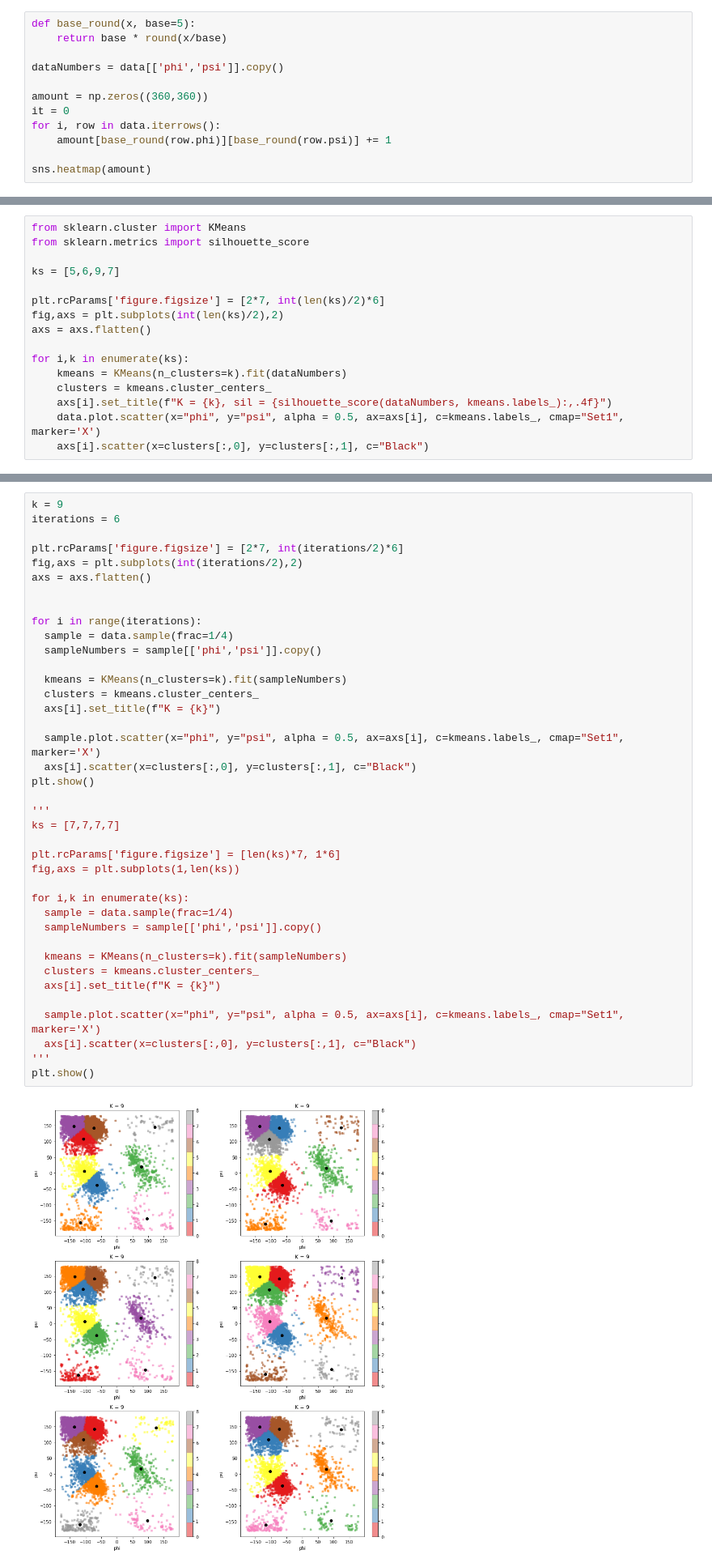
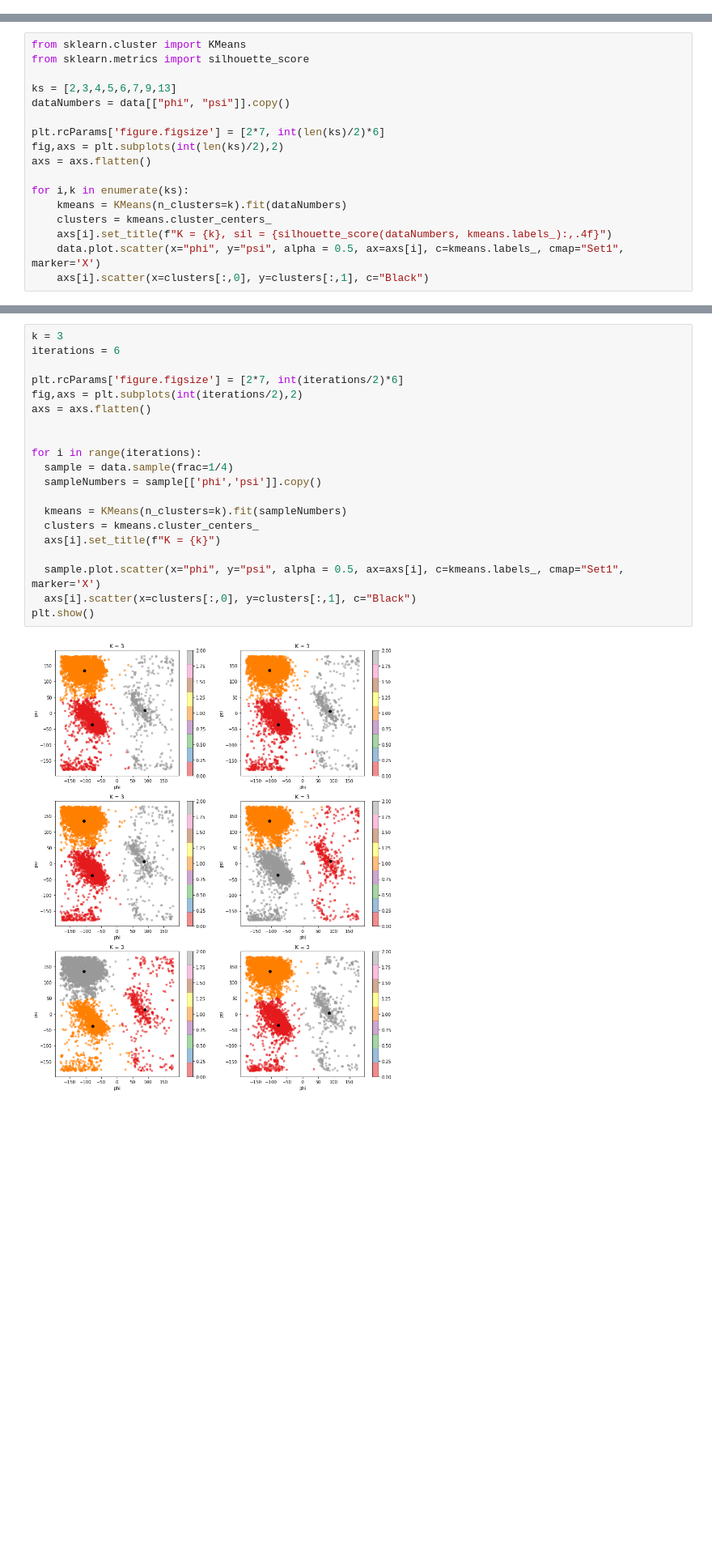
Before and after one commit to jerge/DAT405-DSC, a Jupyter notebook: Lab 3/Lab3.ipynb, the cells around one changed output, grey strips where cells are left out. Shown at 81% size. Drawn from its saved outputs; the diff is of its cells as text; blank space fills up the shorter version.

```diff
--- a/Lab 3/Lab3.ipynb
+++ b/Lab 3/Lab3.ipynb
@@ -56,15 +60,3 @@ plt.show()
-# %%
-def base_round(x, base=5):
-    return base * round(x/base)
-
-dataNumbers = data[['phi','psi']].copy()
-
-amount = np.zeros((360,360))
-it = 0
-for i, row in data.iterrows():
-    amount[base_round(row.phi)][base_round(row.psi)] += 1
-
-sns.heatmap(amount)
 # %% [markdown]
 ## 2 Use  the  K-means  clustering  method to  cluster  the phi  and  psi  angle  combinations  in the data file.
 # %% [markdown]
@@ -73,7 +65,8 @@ sns.heatmap(amount)
 from sklearn.cluster import KMeans
 from sklearn.metrics import silhouette_score
 
-ks = [5,6,9,7]
+ks = [2,3,4,5,6,7,9,13]
+dataNumbers = data[["phi", "psi"]].copy()
 
 plt.rcParams['figure.figsize'] = [2*7, int(len(ks)/2)*6]
 fig,axs = plt.subplots(int(len(ks)/2),2)
@@ -91,46 +84,27 @@ for i,k in enumerate(ks):
 
 ### b.Validate the clusters that are found with the chosen value of K. Hint: See the slides for Lecture 6, Section Validating clustering.
 # %%
-k = 9
+k = 3
 iterations = 6
 
 plt.rcParams['figure.figsize'] = [2*7, int(iterations/2)*6]
 fig,axs = plt.subplots(int(iterations/2),2)
 axs = axs.flatten()
 
 
 for i in range(iterations):
   sample = data.sample(frac=1/4)
   sampleNumbers = sample[['phi','psi']].copy()
 
   kmeans = KMeans(n_clusters=k).fit(sampleNumbers)
   clusters = kmeans.cluster_centers_
   axs[i].set_title(f"K = {k}")
 
   sample.plot.scatter(x="phi", y="psi", alpha = 0.5, ax=axs[i], c=kmeans.labels_, cmap="Set1", marker='X')
   axs[i].scatter(x=clusters[:,0], y=clusters[:,1], c="Black")
 plt.show()
-
-'''
-ks = [7,7,7,7]
-
-plt.rcParams['figure.figsize'] = [len(ks)*7, 1*6]
-fig,axs = plt.subplots(1,len(ks))
-
-for i,k in enumerate(ks):
-  sample = data.sample(frac=1/4)
-  sampleNumbers = sample[['phi','psi']].copy()
-
-  kmeans = KMeans(n_clusters=k).fit(sampleNumbers)
-  clusters = kmeans.cluster_centers_
-  axs[i].set_title(f"K = {k}")
-
-  sample.plot.scatter(x="phi", y="psi", alpha = 0.5, ax=axs[i], c=kmeans.labels_, cmap="Set1", marker='X')
-  axs[i].scatter(x=clusters[:,0], y=clusters[:,1], c="Black")
-'''
-plt.show()
 # %% [output]
-[figure, old version]
+[figure, new version]
 # %% [markdown]
 ### c.Do the clusters found in part (a) seem reasonable?
 
```
Also changed, not shown: parts of 7 cells of this notebook.
